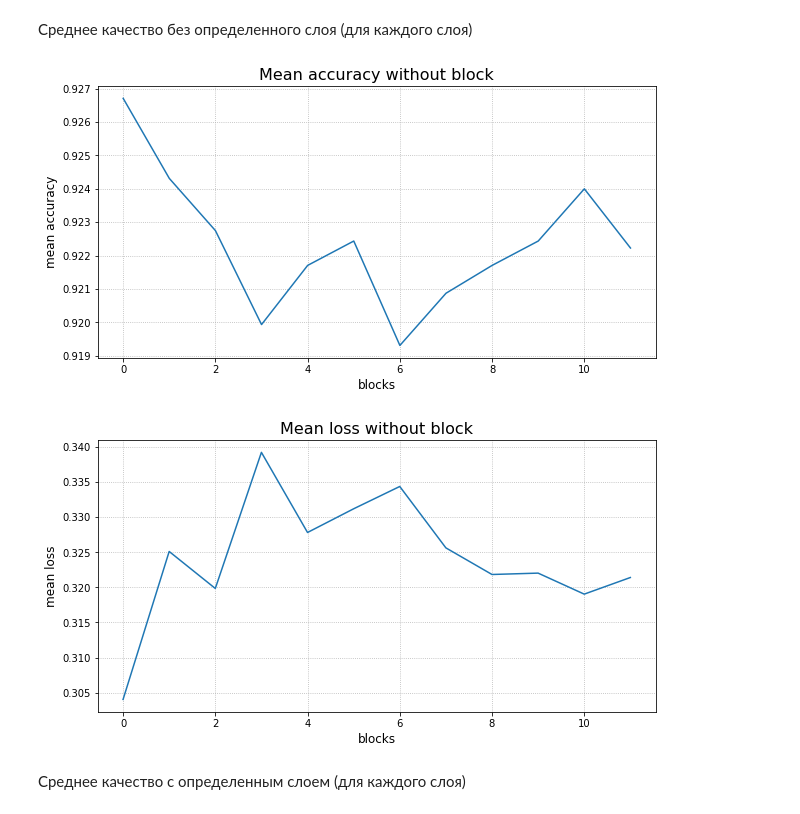
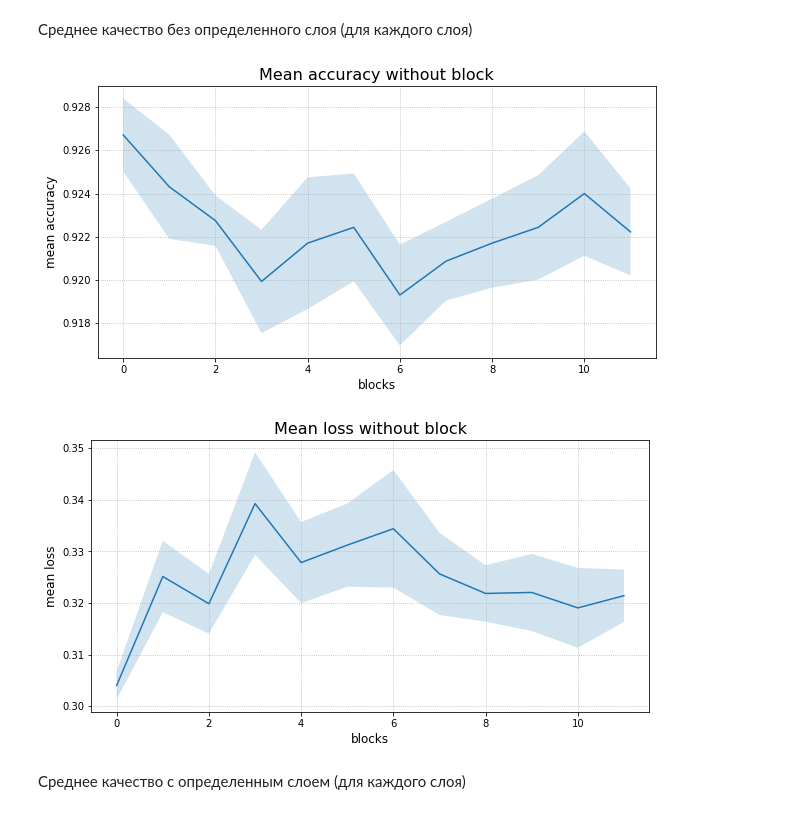
Before and after one commit to yandexdataschool/lilbert, a Jupyter notebook: zoo/Distillation/notebooks/train_student_bert_classifier.ipynb, the cells around one changed output. Saved outputs shown, nothing was run; the diff lists cells and outputs as text; code cells hidden in the pictures.

```diff
--- a/zoo/Distillation/notebooks/train_student_bert_classifier.ipynb
+++ b/zoo/Distillation/notebooks/train_student_bert_classifier.ipynb
@@ -316,6 +316,21 @@ Epoch: 3
 04/10/2019 19:27:53 - INFO - lib.train_eval -     eval_loss = 0.31084395500771494
 (2, 3, 4, 5, 6, 7, 8, 9, 10, 11) layers,
  {'loss': 0.1177525123749415, 'global_step': 6315}, {'eval_loss': 0.31084395500771494, 'eval_accuracy': 0.9231651376146789}
+# %%
+import pickle
+
+with open('all_results.pickle', 'rb') as f:
+    all_results = pickle.load(f)
+# %%
+import numpy as np
+import scipy.stats
+
+def mean_confidence_interval(data, confidence=0.95):
+    a = 1.0 * np.array(data)
+    n = len(a)
+    m, se = np.mean(a), scipy.stats.sem(a)
+    h = se * scipy.stats.t.ppf((1 + confidence) / 2., n-1)
+    return m, m-h, m+h
 # %%
 len(all_results)
 # %% [output]
@@ -325,42 +340,43 @@ len(all_results)
 # %%
 import numpy as np
 import matplotlib.pyplot as plt
 
 
-sum_acc_without = np.zeros(12)
-sum_loss_without = np.zeros(12)
-count_without = np.zeros(12)
+accs_without = [[] for _ in range(12)]
+losses_without = [[] for _ in range(12)]
 
 for res in all_results:
     for i in range(12):
         if i not in res[0]:
-            sum_acc_without[i] += res[2]['eval_accuracy']
-            sum_loss_without[i] += res[2]['eval_loss']
-            count_without[i] += 1
+            accs_without[i].append(res[2]['eval_accuracy'])
+            losses_without[i].append(res[2]['eval_loss'])
 
 
-mean_acc_without = np.array(sum_acc_without) / np.array(count_without)
-mean_locc_without = np.array(sum_loss_without) / np.array(count_without)
+mean_acc_without = np.array([mean_confidence_interval(acc) for acc in accs_without])
+mean_locc_without = np.array([mean_confidence_interval(loss) for loss in losses_without])
+
 
 plt.figure(figsize=(10, 5))
-plt.plot(np.arange(12),  mean_acc_without)
+plt.plot(np.arange(12),  mean_acc_without[:, 0])
+plt.fill_between(np.arange(12), mean_acc_without[:, 1], mean_acc_without[:, 2], alpha=.2)
 plt.grid(ls=':')
 plt.title('Mean accuracy without block', fontsize=16)
 plt.xlabel('blocks', fontsize=12)
 plt.ylabel('mean accuracy', fontsize=12)
 plt.show();
 
 
 plt.figure(figsize=(10, 5))
-plt.plot(np.arange(12),  mean_locc_without)
+plt.plot(np.arange(12),  mean_locc_without[:, 0])
+plt.fill_between(np.arange(12), mean_locc_without[:, 1], mean_locc_without[:, 2], alpha=.2)
 plt.grid(ls=':')
 plt.title('Mean loss without block', fontsize=16)
 plt.xlabel('blocks', fontsize=12)
 plt.ylabel('mean loss', fontsize=12)
 plt.show();
 # %% [output]
-[figure, old version]
+[figure, new version]
-[figure, old version]
+[figure, new version]
 # %% [markdown]
 Среднее качество с определенным слоем (для каждого слоя)
 # %%
```
Also changed, not shown: parts of 1 cell of this notebook.
